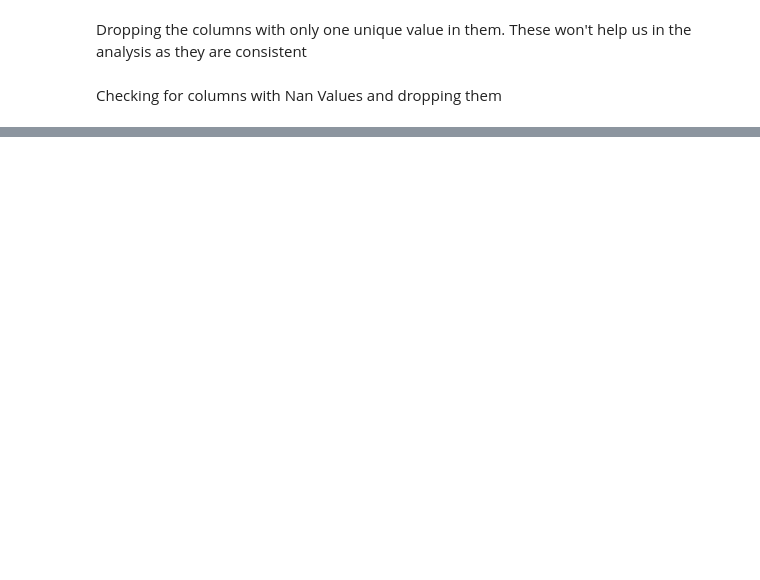
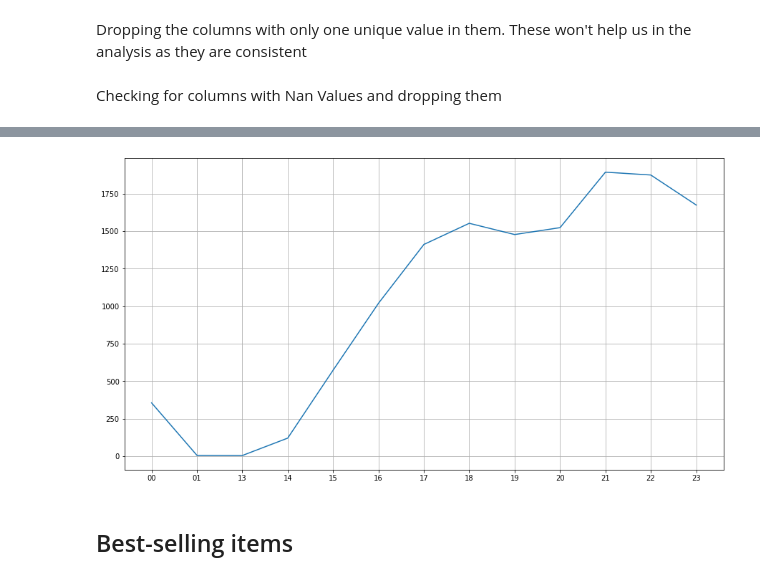
Before and after one commit to kvmvu/jamboml, a Jupyter notebook: jamboml.ipynb, the cells around one changed output, grey strips where cells are left out. Saved outputs shown, nothing was run; the diff lists cells and outputs as text; code cells hidden in the pictures; blank space fills up the shorter version.

```diff
--- a/jamboml.ipynb
+++ b/jamboml.ipynb
@@ -114,0 +262,3 @@ df.head()
+# %%
+df['Count'] = 1
+df.head()
@@ -114,0 +291,11 @@ df.head()
+# %%
+keys = [pair for pair, df in df.groupby(['hour'])]
+plt.figure(figsize=(15,8))
+plt.plot(keys, df.groupby(['hour']).count()['Count'])
+plt.xticks(keys)
+plt.grid()
+plt.show()
+# %% [output]
+[figure, added]
+# %% [markdown]
+## Best-selling items
```
Also changed, not shown: parts of 34 cells of this notebook, 1 other file.
